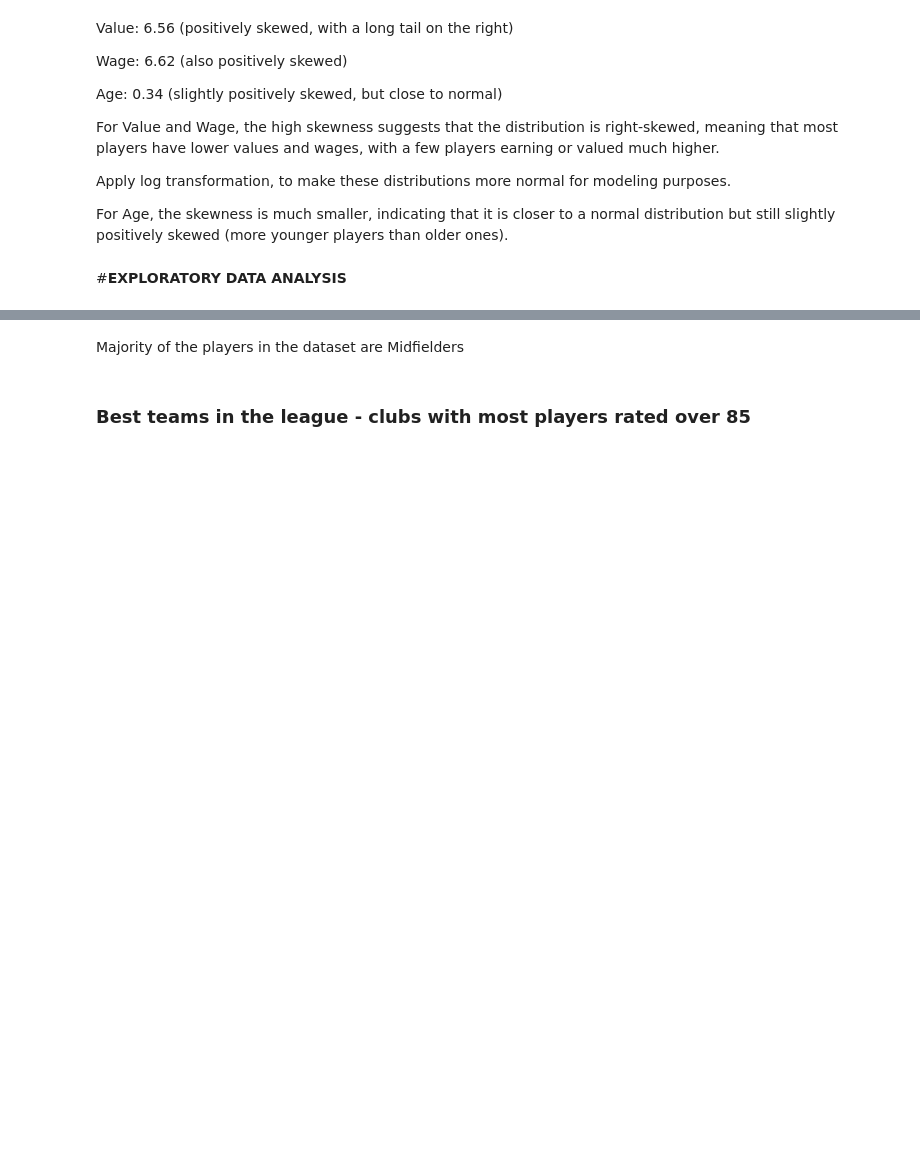
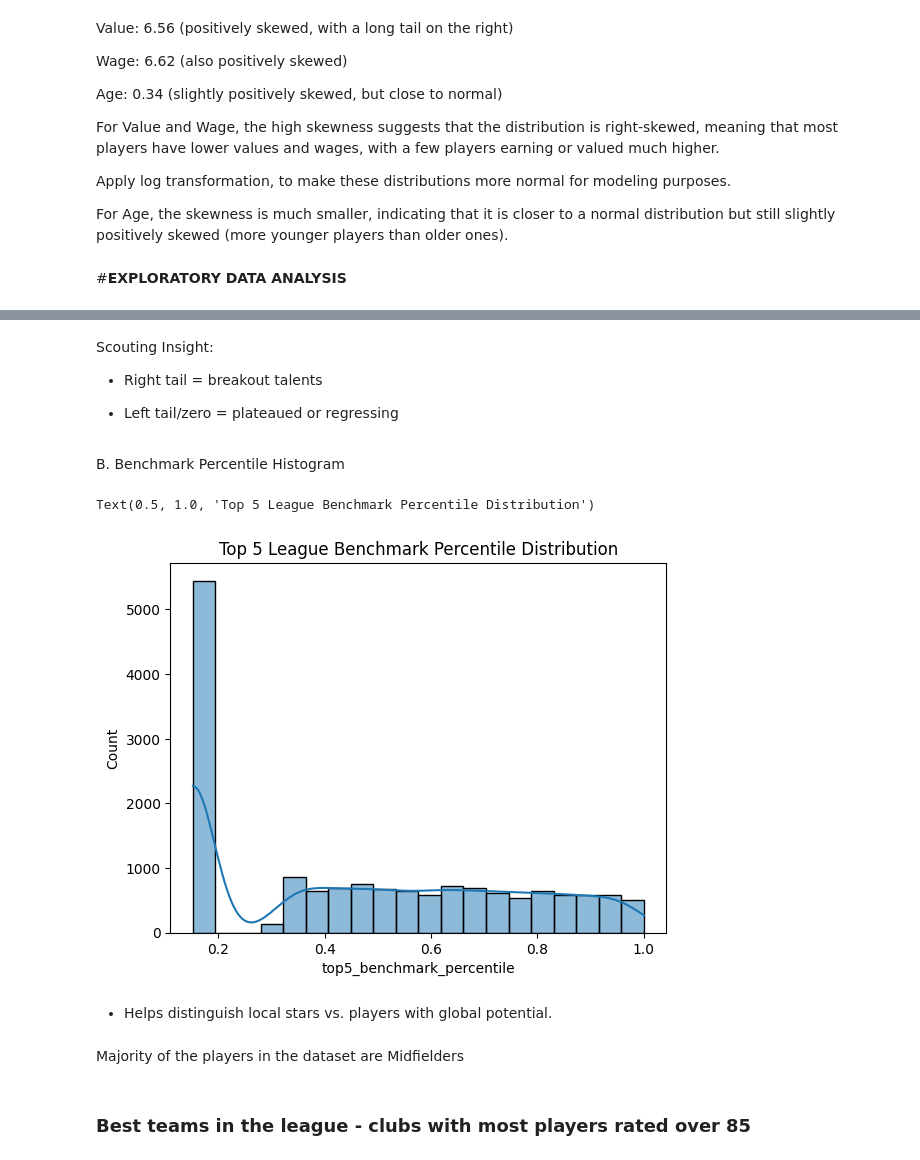
Before and after one commit to davidmasai/C-Users-User-Desktop-Football_Recruitment_-project, a Jupyter notebook: Phase_Project_Notebook (6).ipynb, the cells around one changed output, grey strips where cells are left out. Drawn from its saved outputs; the diff is of its cells as text; code cells hidden in the pictures; blank space fills up the shorter version.

```diff
--- a/Phase_Project_Notebook (6).ipynb
+++ b/Phase_Project_Notebook (6).ipynb
@@ -3177,3 +3084,19 @@ print(outfield_df.head())
+# %% [markdown]
+Scouting Insight:
+
+- Right tail = breakout talents
+
+- Left tail/zero = plateaued or regressing
+# %% [markdown]
+B. Benchmark Percentile Histogram
+# %%
+sns.histplot(outfield['top5_benchmark_percentile'], kde=True)
+plt.title('Top 5 League Benchmark Percentile Distribution')
+# %% [output]
+Text(0.5, 1.0, 'Top 5 League Benchmark Percentile Distribution')
+[figure, added]
+# %% [markdown]
+- Helps distinguish local stars vs. players with global potential.
 # %%
 #player count per position
 print(outfield_df['Preferred Positions'].value_counts())
```
Also changed, not shown: parts of 13 cells of this notebook.
